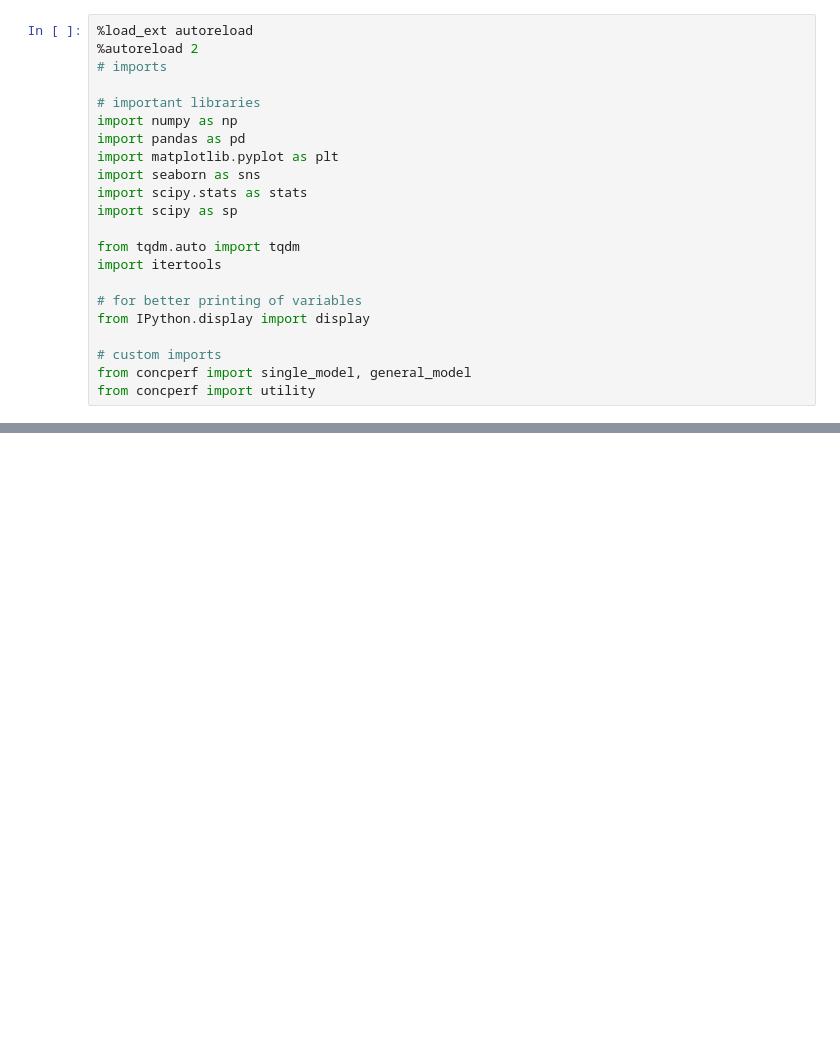
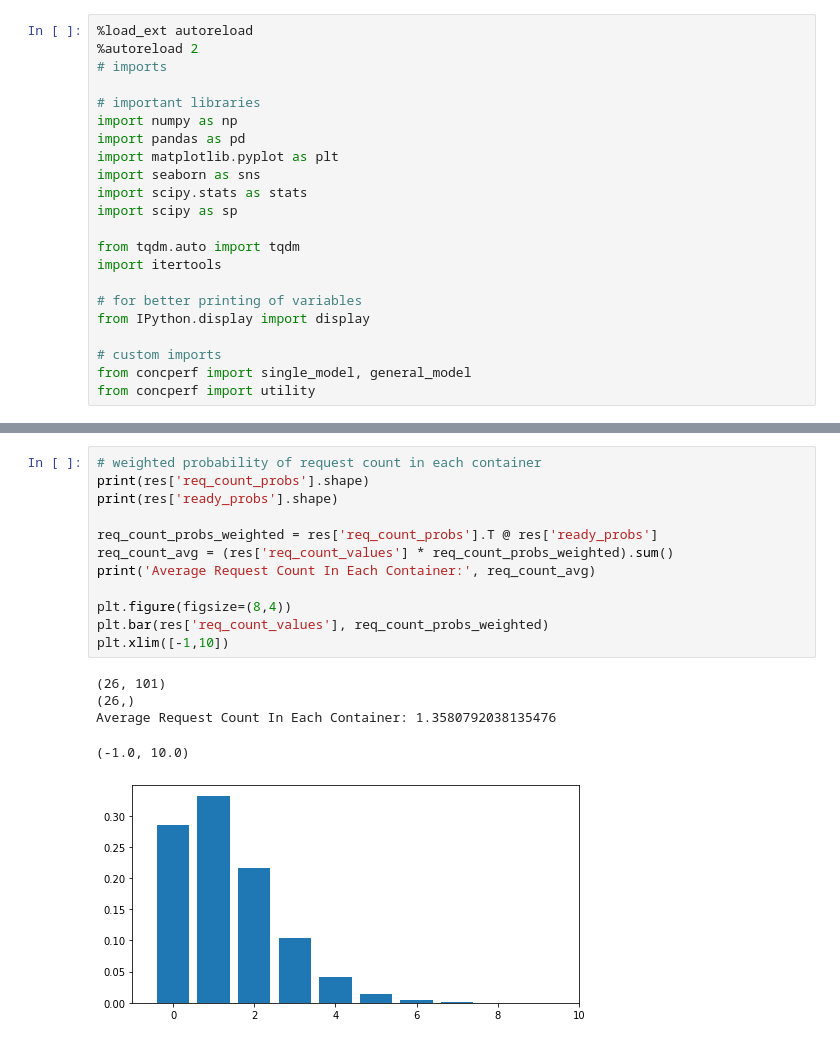
Before and after one commit to pacslab/conc-value-perf-modelling, a Jupyter notebook: model/03-calculate-characteristics.ipynb, the cells around one changed output, grey strips where cells are left out. Drawn from its saved outputs; the diff is of its cells as text; blank space fills up the shorter version.

```diff
--- a/model/03-calculate-characteristics.ipynb
+++ b/model/03-calculate-characteristics.ipynb
@@ -81,0 +82,18 @@ general_model.solve_general_model(model_config, update_config)
+# %%
+# weighted probability of request count in each container
+print(res['req_count_probs'].shape)
+print(res['ready_probs'].shape)
+
+req_count_probs_weighted = res['req_count_probs'].T @ res['ready_probs']
+req_count_avg = (res['req_count_values'] * req_count_probs_weighted).sum()
+print('Average Request Count In Each Container:', req_count_avg)
+
+plt.figure(figsize=(8,4))
+plt.bar(res['req_count_values'], req_count_probs_weighted)
+plt.xlim([-1,10])
+# %% [output]
+(26, 101)
+(26,)
+Average Request Count In Each Container: 1.3580792038135476
+(-1.0, 10.0)
+[figure, added]
```
Also changed, not shown: parts of 4 cells of this notebook, 2 other files.
